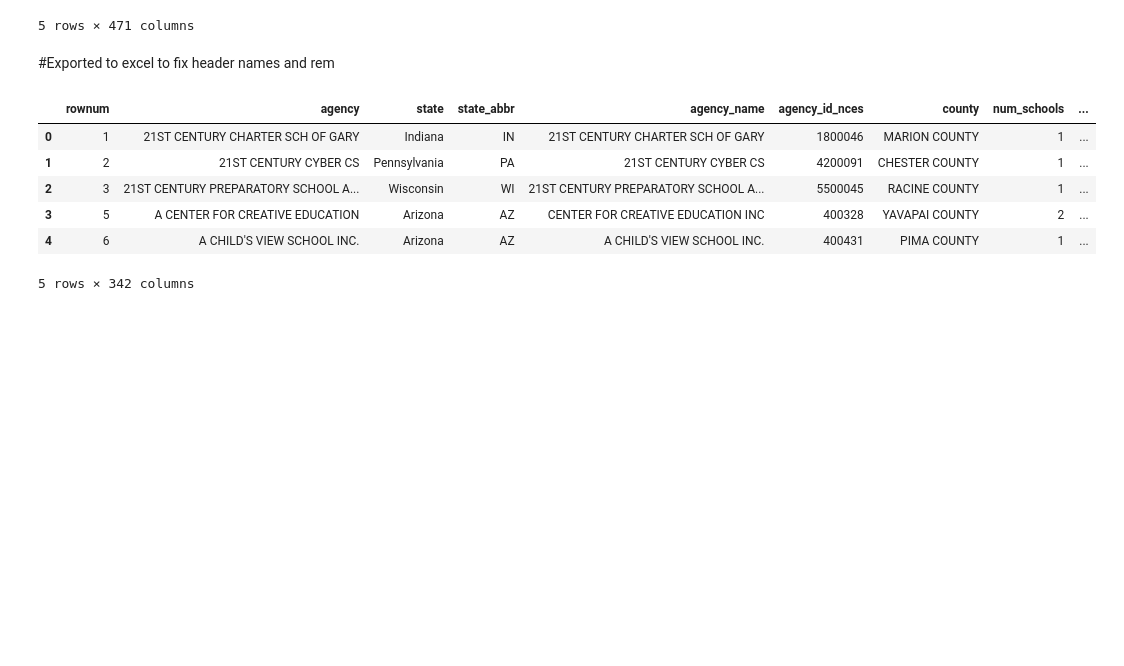
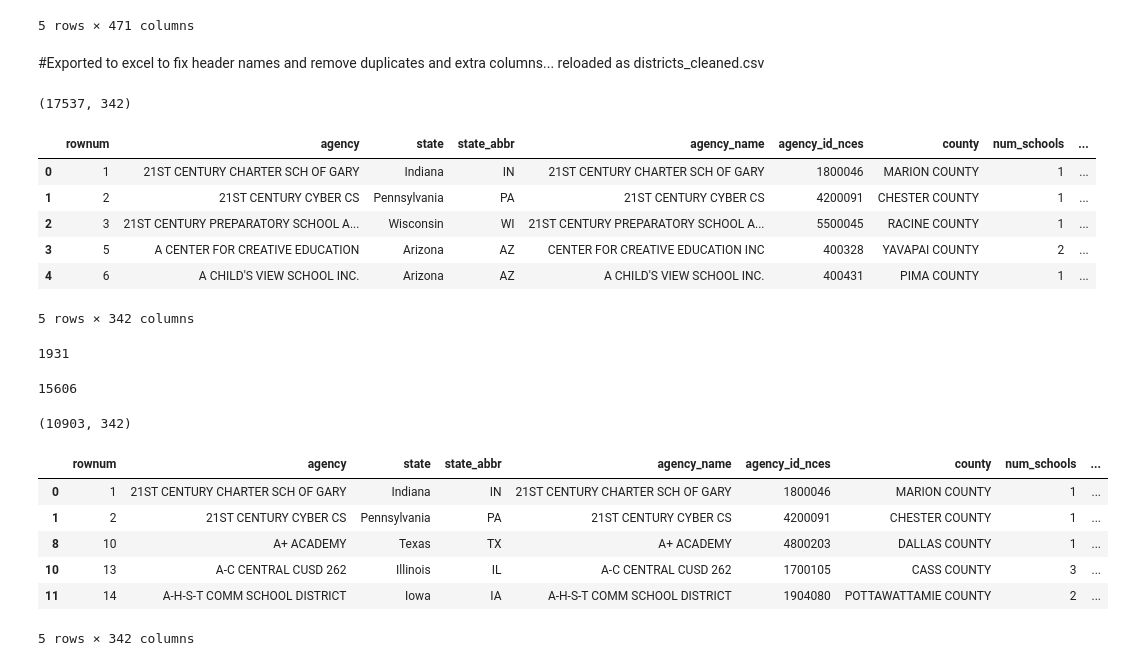
Before and after one commit to ashwindeo/dataschoolers, a Jupyter notebook: processbook_schooldistricts.ipynb, the cells around one changed output. Saved outputs shown, nothing was run; the diff lists cells and outputs as text; code cells hidden in the pictures; blank space fills up the shorter version.

```diff
--- a/processbook_schooldistricts.ipynb
+++ b/processbook_schooldistricts.ipynb
@@ -154,15 +154,36 @@ districtsdf.head()
 | 4 | 5 | A CENTER FOR CREATIVE EDUCATION | Arizona | Arizona | AZ | ... |
 5 rows × 471 columns
 # %% [markdown]
-#Exported to excel to fix header names and rem
+#Exported to excel to fix header names and remove duplicates and extra columns... reloaded as districts_cleaned.csv
 # %%
 districtsdf = pd.read_csv("tempdata/districts_cleaned.csv")
+print districtsdf.shape
 districtsdf.head()
 # %% [output]
+(17537, 342)
 |  | rownum | agency | state | state_abbr | agency_name | agency_id_nces | county | num_schools | ... |
 | 0 | 1 | 21ST CENTURY CHARTER SCH OF GARY | Indiana | IN | 21ST CENTURY CHARTER SCH OF GARY | 1800046 | MARION COUNTY | 1 | ... |
 | 1 | 2 | 21ST CENTURY CYBER CS | Pennsylvania | PA | 21ST CENTURY CYBER CS | 4200091 | CHESTER COUNTY | 1 | ... |
 | 2 | 3 | 21ST CENTURY PREPARATORY SCHOOL A... | Wisconsin | WI | 21ST CENTURY PREPARATORY SCHOOL A... | 5500045 | RACINE COUNTY | 1 | ... |
 | 3 | 5 | A CENTER FOR CREATIVE EDUCATION | Arizona | AZ | CENTER FOR CREATIVE EDUCATION INC | 400328 | YAVAPAI COUNTY | 2 | ... |
 | 4 | 6 | A CHILD'S VIEW SCHOOL INC. | Arizona | AZ | A CHILD'S VIEW SCHOOL INC. | 400431 | PIMA COUNTY | 1 | ... |
-5 rows × 342 columns
+5 rows × 342 columns
+# %%
+print districtsdf.totalexp_pp.isnull().sum()
+districtsdf.totalexp_pp.count()
+# %% [output]
+1931
+15606
+# %%
+districtsdf_gr=districtsdf[districtsdf['afgr']>0]
+print districtsdf_gr.shape
+districtsdf_gr.head()
+# %% [output]
+(10903, 342)
+|  | rownum | agency | state | state_abbr | agency_name | agency_id_nces | county | num_schools | ... |
+| 0 | 1 | 21ST CENTURY CHARTER SCH OF GARY | Indiana | IN | 21ST CENTURY CHARTER SCH OF GARY | 1800046 | MARION COUNTY | 1 | ... |
+| 1 | 2 | 21ST CENTURY CYBER CS | Pennsylvania | PA | 21ST CENTURY CYBER CS | 4200091 | CHESTER COUNTY | 1 | ... |
+| 8 | 10 | A+ ACADEMY | Texas | TX | A+ ACADEMY | 4800203 | DALLAS COUNTY | 1 | ... |
+| 10 | 13 | A-C CENTRAL CUSD 262 | Illinois | IL | A-C CENTRAL CUSD 262 | 1700105 | CASS COUNTY | 3 | ... |
+| 11 | 14 | A-H-S-T COMM SCHOOL DISTRICT | Iowa | IA | A-H-S-T COMM SCHOOL DISTRICT | 1904080 | POTTAWATTAMIE COUNTY | 2 | ... |
+5 rows × 342 columns
```
Also changed, not shown: parts of 2 cells of this notebook.
